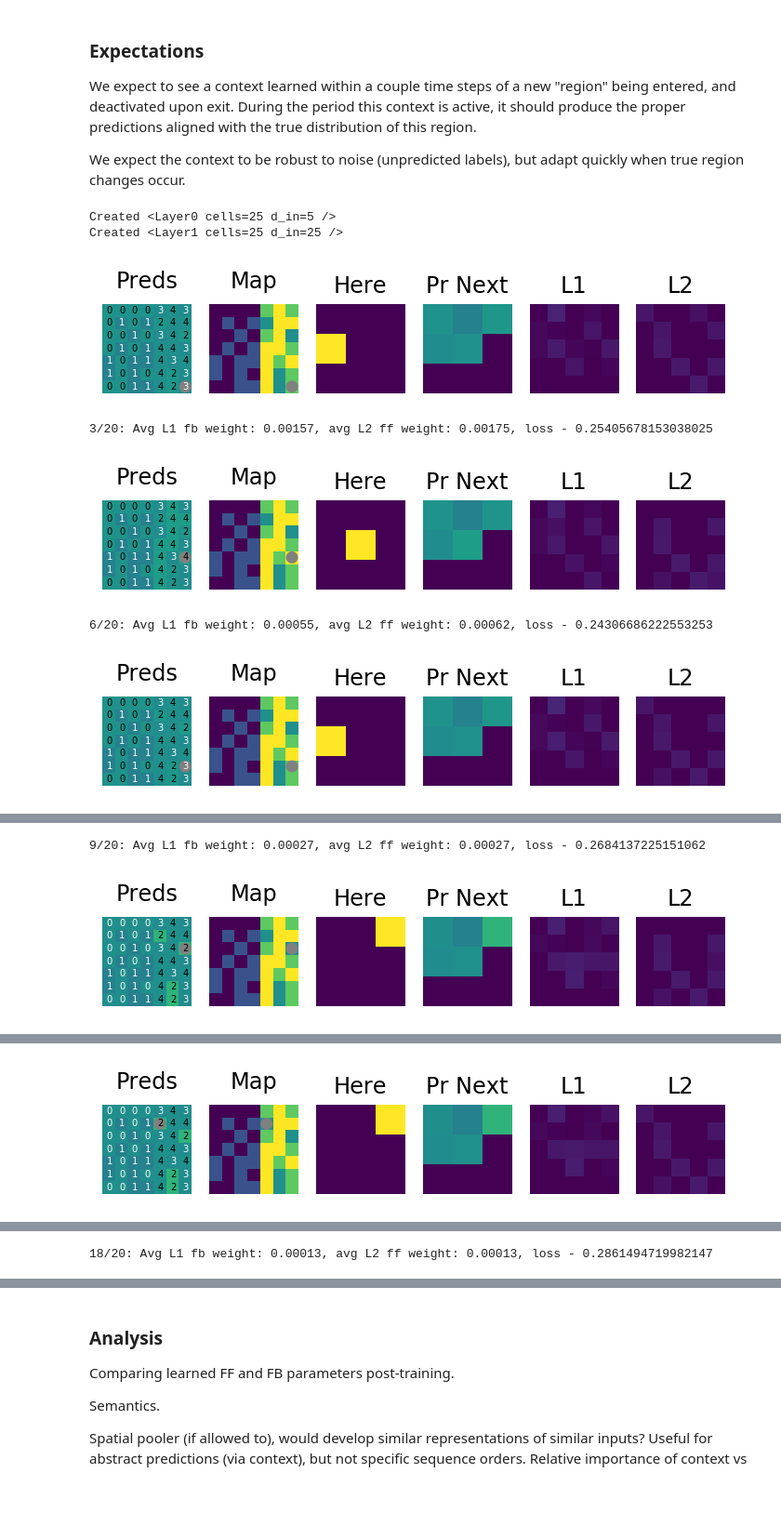
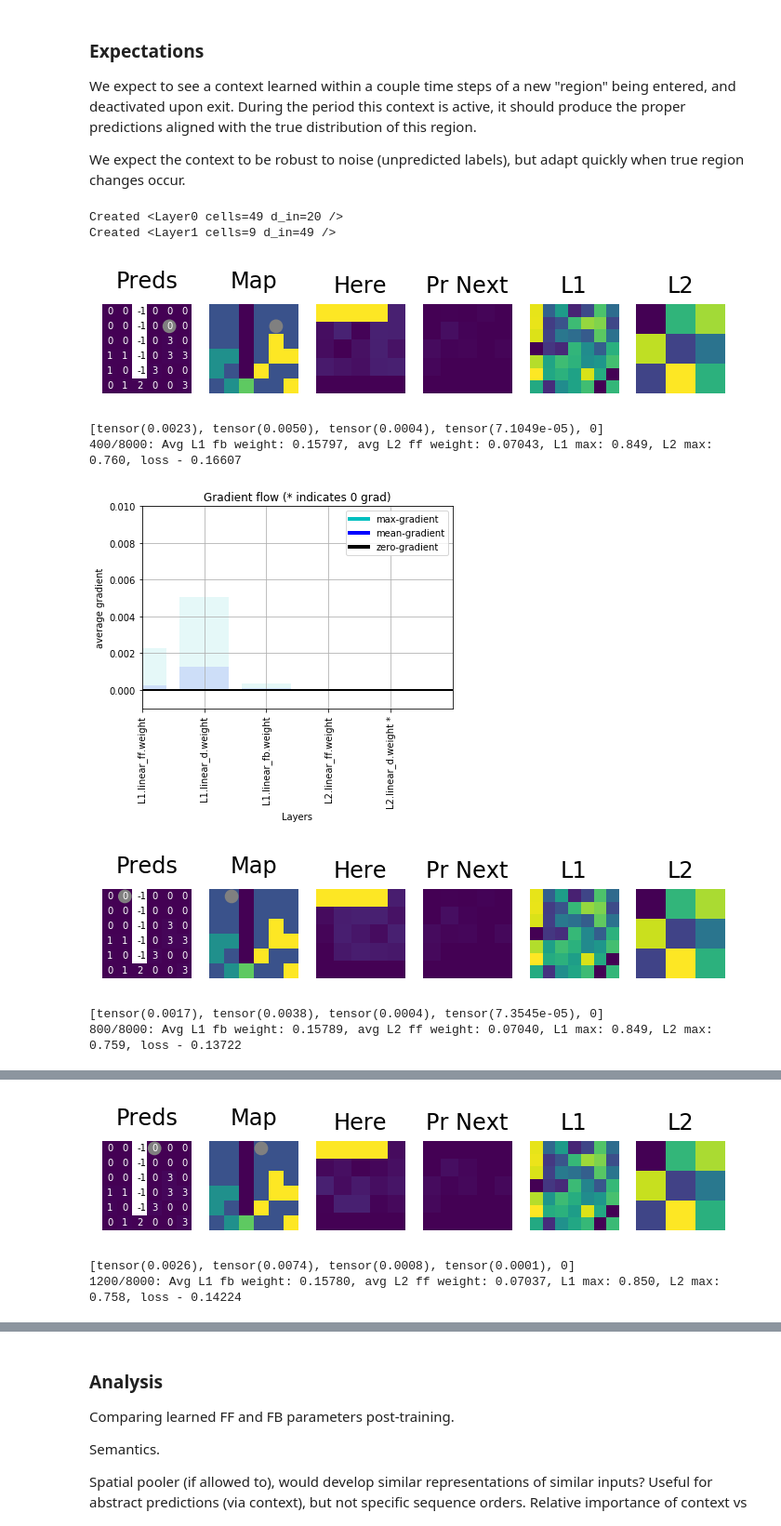
Before and after one commit to numenta/nupic.research, a Jupyter notebook: projects/rsm/notebooks/hierarchical_context_dynamics.ipynb, the cells around one changed output, grey strips where cells are left out. Shown: that part at 93% size. Cells and saved outputs as stored; diff of their text form; code cells hidden in the pictures; blank space fills up the shorter version.

```diff
--- a/projects/rsm/notebooks/hierarchical_context_dynamics.ipynb
+++ b/projects/rsm/notebooks/hierarchical_context_dynamics.ipynb
@@ -245,51 +400,64 @@ class Layer(nn.Module):
         return (out, hidden)
 # %%
-env = Environment()
-net = Net(d_in=env.n_digits,
-          bsz=2,
-          cells=5**2,
-          sparsity=0.3,
-          debug=False)
-agent = Agents(net, env=env)
+DEBUG = False
+IT = True
 
-STEPS = 20
+env = Environment(landscape="partitioned_sm")
+net = Net(d_in=env.n_digits * ENCODER_W,
+          bsz=100,  # number of agents
+          cells=[7**2, 3**2],
+          sparsity=0.5,
+          bs=[1.0, 0.2],
+          bidirectional=False,
+          bidirectional_tied=False,
+          input_transitions=IT,
+          debug=DEBUG)
+agent = Agents(net, env=env, lr=0.01, input_transitions=IT)
+
+STEPS = 10 if DEBUG else 8000
 TEST_STEPS = 0
-PLOT_INTERVAL = 3
+PLOT_CLIFF = 0 # 600
+PLOT_INTERVAL = 400
 PLOT_LOSS = True
 SAVE_ANIM = False
-PLOT_GRADS = False
+PLOT_GRADS = True
 
 losses = []
 
 video = None
 
 # Training (agent roams free for a while)
 for t in range(STEPS):
     x = agent.move()
 
     agent.net._retie_weights()
-    loss, predictions = agent.step(x, learning=True)
+
+    loss, predictions = agent.step(x, learning=True, plot_state=DEBUG)
     losses.append(loss)
 
-    if t and (t % PLOT_INTERVAL == 0 or SAVE_ANIM):
+    if t and t >= PLOT_CLIFF and (t % PLOT_INTERVAL == 0 or SAVE_ANIM):
         fig = plot(predictions, agent, env, show=not SAVE_ANIM)
         if SAVE_ANIM:
             video = add_to_anim(video, fig, last=t == STEPS - 1)
-        avg_l1_fb = agent.net.L1.linear_fb.module.weight.abs().mean()
-        avg_l2_ff = agent.net.L2.linear_ff.module.weight.abs().mean()
         if PLOT_GRADS:
             plot_grad_flow(agent.net)
-            plt.show()
-        print("%d/%d: Avg L1 fb weight: %.5f, avg L2 ff weight: %.5f, loss - %s" % (t, STEPS, avg_l1_fb, avg_l2_ff, loss))
+        avg_l1_fb = agent.net.L1.linear_fb.weight.abs().mean()
+        avg_l2_ff = agent.net.L2.linear_ff.weight.abs().mean()
+        x_b = agent.last_hidden[0]
+        l1max = x_b[0].max()
+        l2max = x_b[1].max()
+        print("%d/%d: Avg L1 fb weight: %.5f, avg L2 ff weight: %.5f, L1 max: %.3f, L2 max: %.3f, loss - %.5f" % (t, STEPS, avg_l1_fb, avg_l2_ff, l1max, l2max, loss))
 
 if PLOT_LOSS:
     plt.plot(range(len(losses)), losses)
     plt.show()
 # %% [output]
-Created <Layer0 cells=25 d_in=5 />
-Created <Layer1 cells=25 d_in=25 />
+Created <Layer0 cells=49 d_in=20 />
+Created <Layer1 cells=9 d_in=49 />
-[figure, old version]
+[figure, new version]
-3/20: Avg L1 fb weight: 0.00157, avg L2 ff weight: 0.00175, loss - 0.25405678153038025
+[tensor(0.0023), tensor(0.0050), tensor(0.0004), tensor(7.1049e-05), 0]
+400/8000: Avg L1 fb weight: 0.15797, avg L2 ff weight: 0.07043, L1 max: 0.849, L2 max: 0.760, loss - 0.16607
-[figure, old version]
+[figure, new version]
+[figure, new version]
-6/20: Avg L1 fb weight: 0.00055, avg L2 ff weight: 0.00062, loss - 0.24306686222553253
+[tensor(0.0017), tensor(0.0038), tensor(0.0004), tensor(7.3545e-05), 0]
+800/8000: Avg L1 fb weight: 0.15789, avg L2 ff weight: 0.07040, L1 max: 0.849, L2 max: 0.759, loss - 0.13722
-[figure, old version]
@@ -296,2 +465,3 @@ Created <Layer1 cells=25 d_in=25 />
+[figure, new version]
-9/20: Avg L1 fb weight: 0.00027, avg L2 ff weight: 0.00027, loss - 0.2684137225151062
+[tensor(0.0026), tensor(0.0074), tensor(0.0008), tensor(0.0001), 0]
+1200/8000: Avg L1 fb weight: 0.15780, avg L2 ff weight: 0.07037, L1 max: 0.850, L2 max: 0.758, loss - 0.14224
-[figure, old version]
@@ -299 +471,0 @@ Created <Layer1 cells=25 d_in=25 />
-[figure, old version]
@@ -302 +472,0 @@ Created <Layer1 cells=25 d_in=25 />
-18/20: Avg L1 fb weight: 0.00013, avg L2 ff weight: 0.00013, loss - 0.2861494719982147
```
Also changed, not shown: parts of 7 cells of this notebook.
